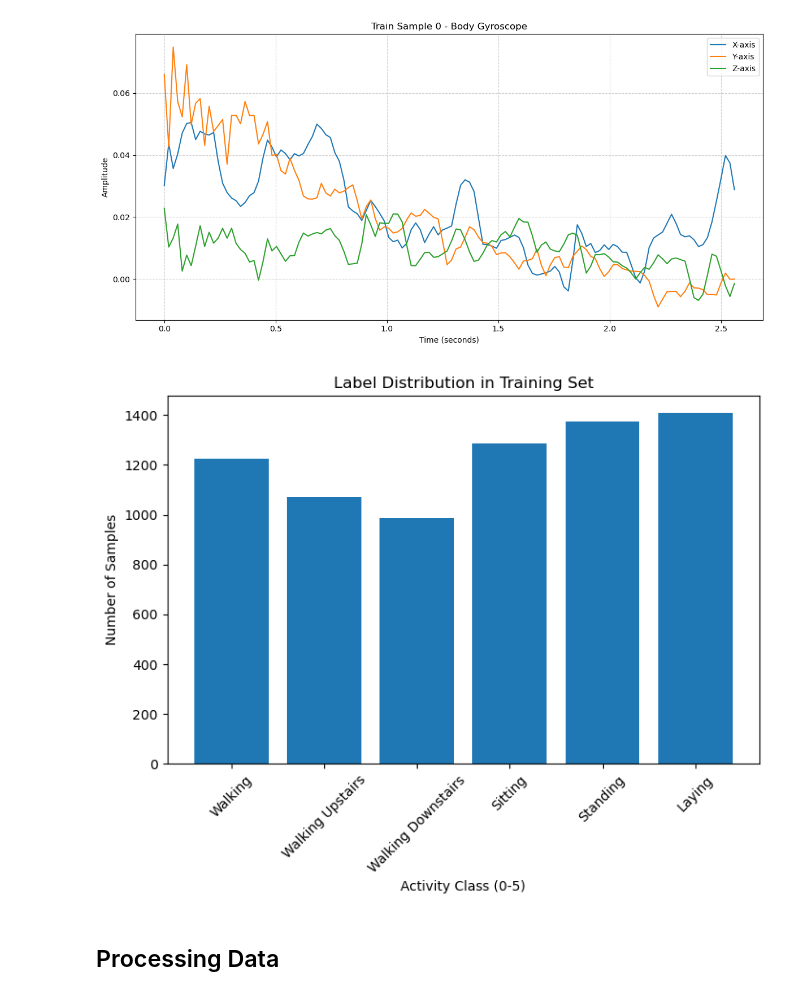
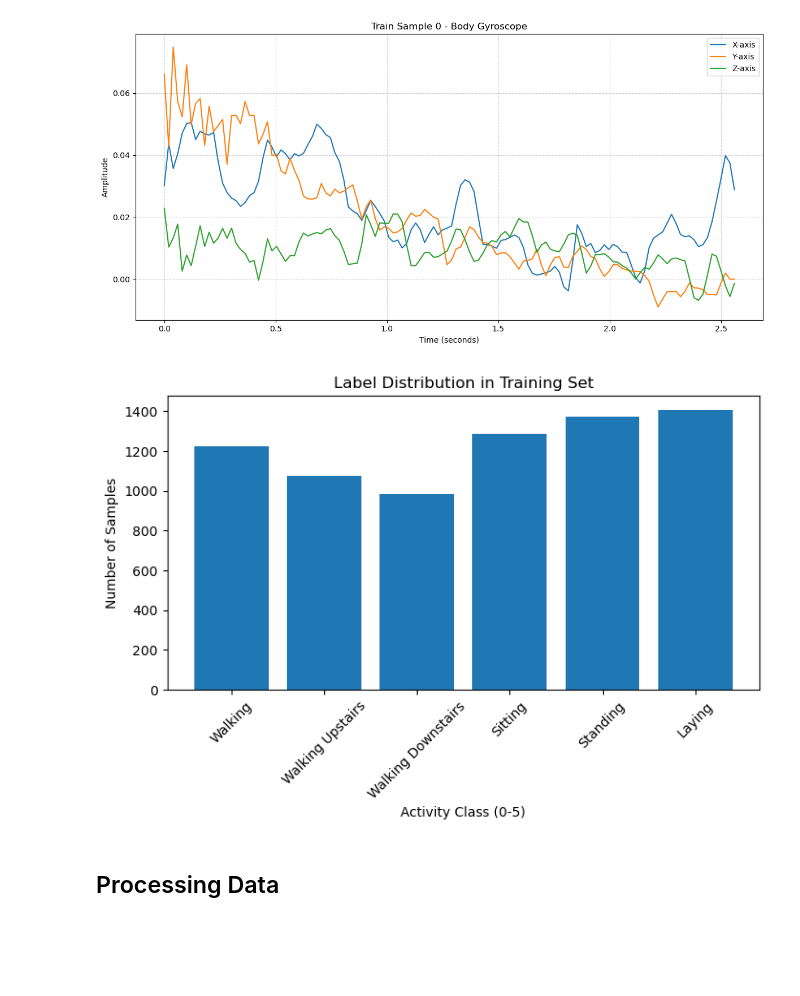
Before and after one commit to BanBot-2/EE-342-Final-Project-Code, a Jupyter notebook: final_project_report.ipynb, the cells around one changed output. Drawn from its saved outputs; the diff is of its cells as text; code cells hidden in the pictures; blank space fills up the shorter version.

```diff
--- a/final_project_report.ipynb
+++ b/final_project_report.ipynb
@@ -138,9 +213,10 @@ class HARDataLoader:
             split (str): The dataset partition to load ('train' or 'test').
 
         Returns:
-            accel (Tensor): Total acceleration (including gravity). [cite: 8]
-            gyro (Tensor): Body angular velocity. [cite: 6]
-            labels (Tensor): 0-indexed activity labels (Long). [cite: 1, 3]
+            total_accel (Tensor): Total acceleration (including gravity).
+            body_accel (Tensor): Body acceleration.
+            body_gyro (Tensor): Body angular velocity.
+            labels (Tensor): 0-indexed activity labels (Long).
         """
         split_dir = self.root / split
         signal_dir = split_dir / 'Inertial Signals'
@@ -209,17 +285,17 @@ plot_time_series(train_body_gyro[0], title=f"Train Sample {0} - Body Gyroscope")
 [figure]
 # %%
 # Plot label distribution in training set to check for class imbalance
-plt.figure(figsize=(8, 5))
+plt.figure(figsize=(8, 4))
 label_counts = torch.bincount(train_labels)
 
 plt.bar(range(6), label_counts.numpy())
 plt.xlabel('Activity Class (0-5)')
 plt.ylabel('Number of Samples')
 plt.title('Label Distribution in Training Set')
 plt.xticks(range(6), ['Walking', 'Walking Upstairs', 'Walking Downstairs', 'Sitting', 'Standing', 'Laying'], rotation=45)
 plt.show()
 # %% [output]
-[figure, old version]
+[figure, new version]
 # %% [markdown]
 ## Processing Data
 # %%
```
Also changed, not shown: parts of 8 cells of this notebook.
